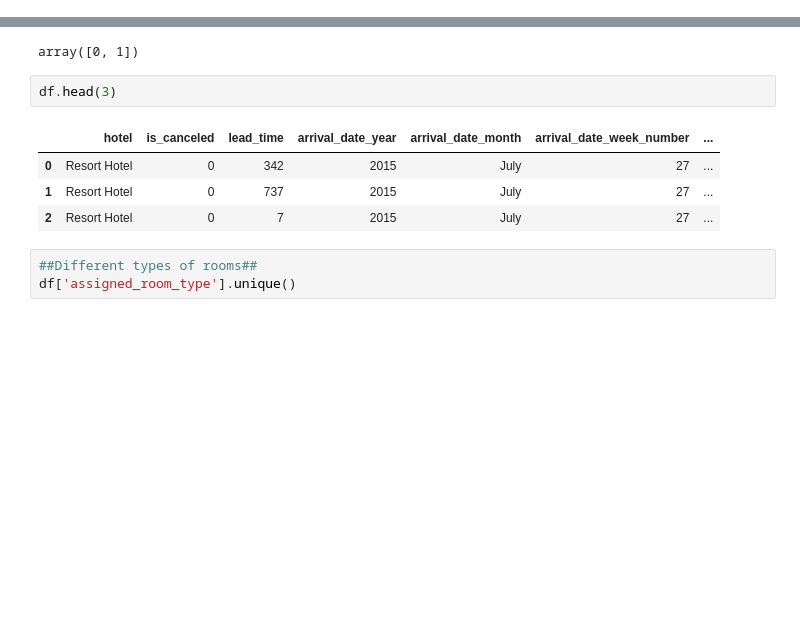
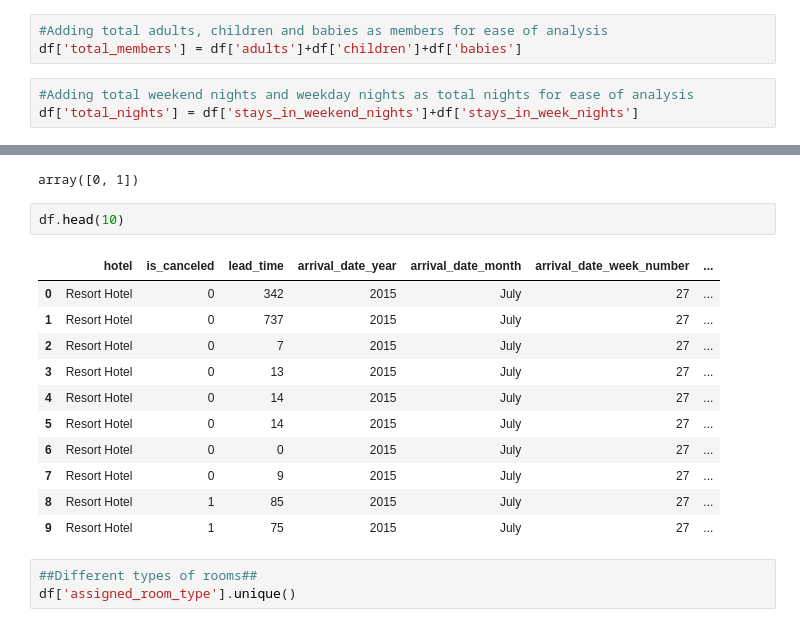
Before and after one commit to AkshayRai20/Projects1, a Jupyter notebook: Akshay_Team_6_Capstone_Project.ipynb, the cells around one changed output, grey strips where cells are left out. Drawn from its saved outputs; the diff is of its cells as text; blank space fills up the shorter version.

```diff
--- a/Akshay_Team_6_Capstone_Project.ipynb
+++ b/Akshay_Team_6_Capstone_Project.ipynb
@@ -110,3 +142,9 @@ array(['PRT', 'GBR', 'USA', 'ESP', 'IRL', 'FRA', nan, 'ROU', 'NOR', 'OMN',
        'BFA', 'LBY', 'MLI', 'NAM', 'BOL', 'PRY', 'BRB', 'ABW', 'AIA',
        'SLV', 'DMA', 'PYF', 'GUY', 'LCA', 'ATA', 'GTM', 'ASM', 'MRT',
        'NCL', 'KIR', 'SDN', 'ATF', 'SLE', 'LAO'], dtype=object)
+# %%
+#Adding total adults, children and babies as members for ease of analysis
+df['total_members'] = df['adults']+df['children']+df['babies']
+# %%
+#Adding total weekend nights and weekday nights as total nights for ease of analysis
+df['total_nights'] = df['stays_in_weekend_nights']+df['stays_in_week_nights']
@@ -132,12 +211,19 @@ df['is_repeated_guest'].unique()
 # %% [output]
 array([0, 1])
 # %%
-df.head(3)
+df.head(10)
 # %% [output]
 |  | hotel | is_canceled | lead_time | arrival_date_year | arrival_date_month | arrival_date_week_number | ... |
 | 0 | Resort Hotel | 0 | 342 | 2015 | July | 27 | ... |
 | 1 | Resort Hotel | 0 | 737 | 2015 | July | 27 | ... |
 | 2 | Resort Hotel | 0 | 7 | 2015 | July | 27 | ... |
+| 3 | Resort Hotel | 0 | 13 | 2015 | July | 27 | ... |
+| 4 | Resort Hotel | 0 | 14 | 2015 | July | 27 | ... |
+| 5 | Resort Hotel | 0 | 14 | 2015 | July | 27 | ... |
+| 6 | Resort Hotel | 0 | 0 | 2015 | July | 27 | ... |
+| 7 | Resort Hotel | 0 | 9 | 2015 | July | 27 | ... |
+| 8 | Resort Hotel | 1 | 85 | 2015 | July | 27 | ... |
+| 9 | Resort Hotel | 1 | 75 | 2015 | July | 27 | ... |
 # %%
 ##Different types of rooms##
 df['assigned_room_type'].unique()
```
Also changed, not shown: parts of 39 cells of this notebook.
